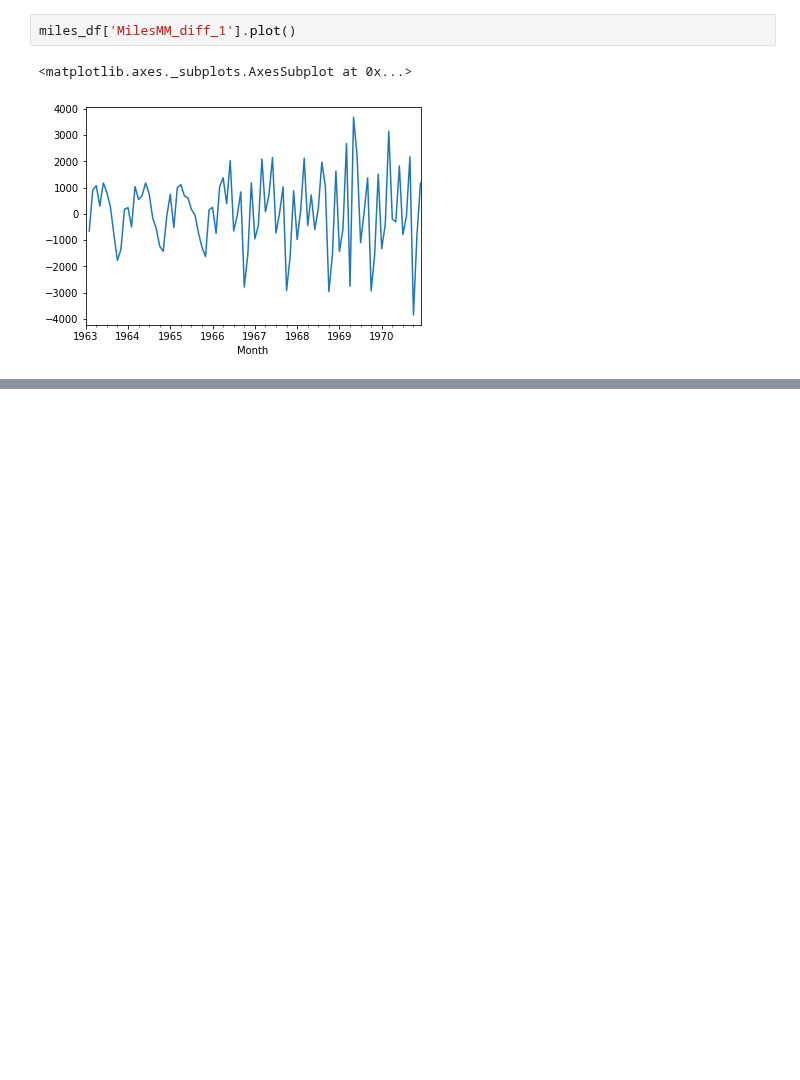
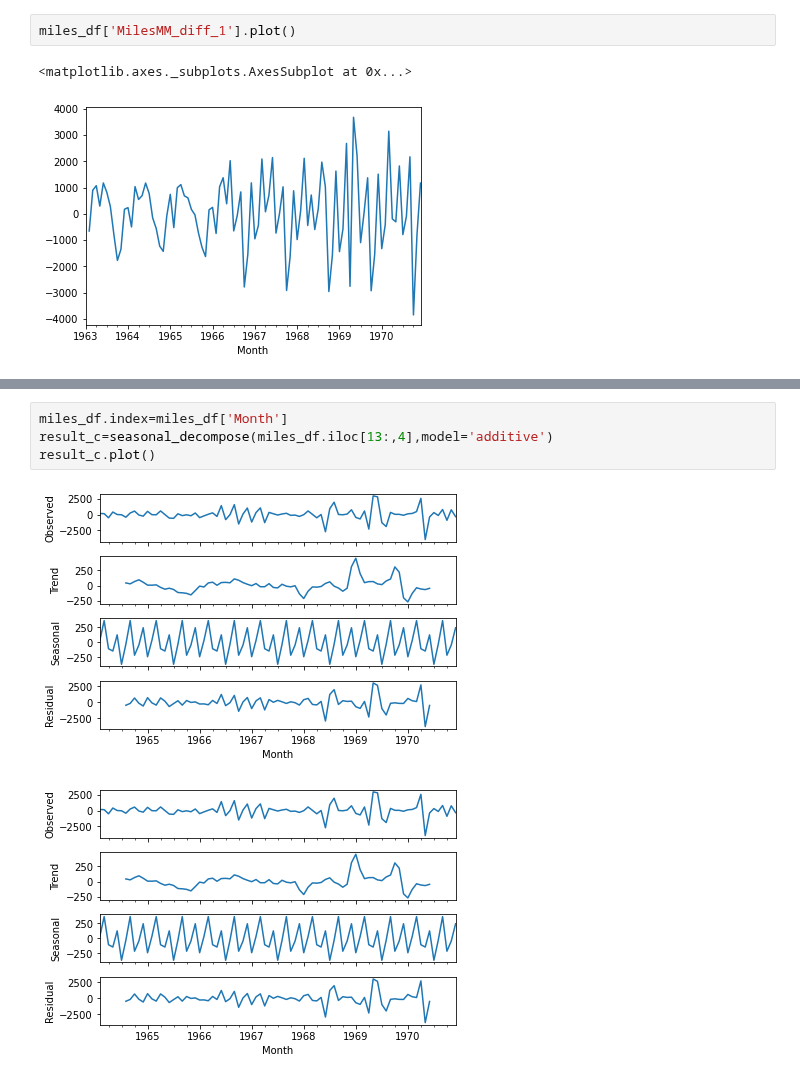
Before and after one commit to anmol0720/Time-Series-Forcasting, a Jupyter notebook: Time_Series_Analysis_and_Forcasting.ipynb, the cells around one changed output, grey strips where cells are left out. Cells and saved outputs as stored; diff of their text form; blank space fills up the shorter version.

```diff
--- a/Time_Series_Analysis_and_Forcasting.ipynb
+++ b/Time_Series_Analysis_and_Forcasting.ipynb
@@ -631,0 +660,7 @@ miles_df['MilesMM_diff_1'].plot()
+# %%
+miles_df.index=miles_df['Month']
+result_c=seasonal_decompose(miles_df.iloc[13:,4],model='additive')
+result_c.plot()
+# %% [output]
+[figure, added]
+[figure, added]
```
Also changed, not shown: parts of 3 cells of this notebook.
